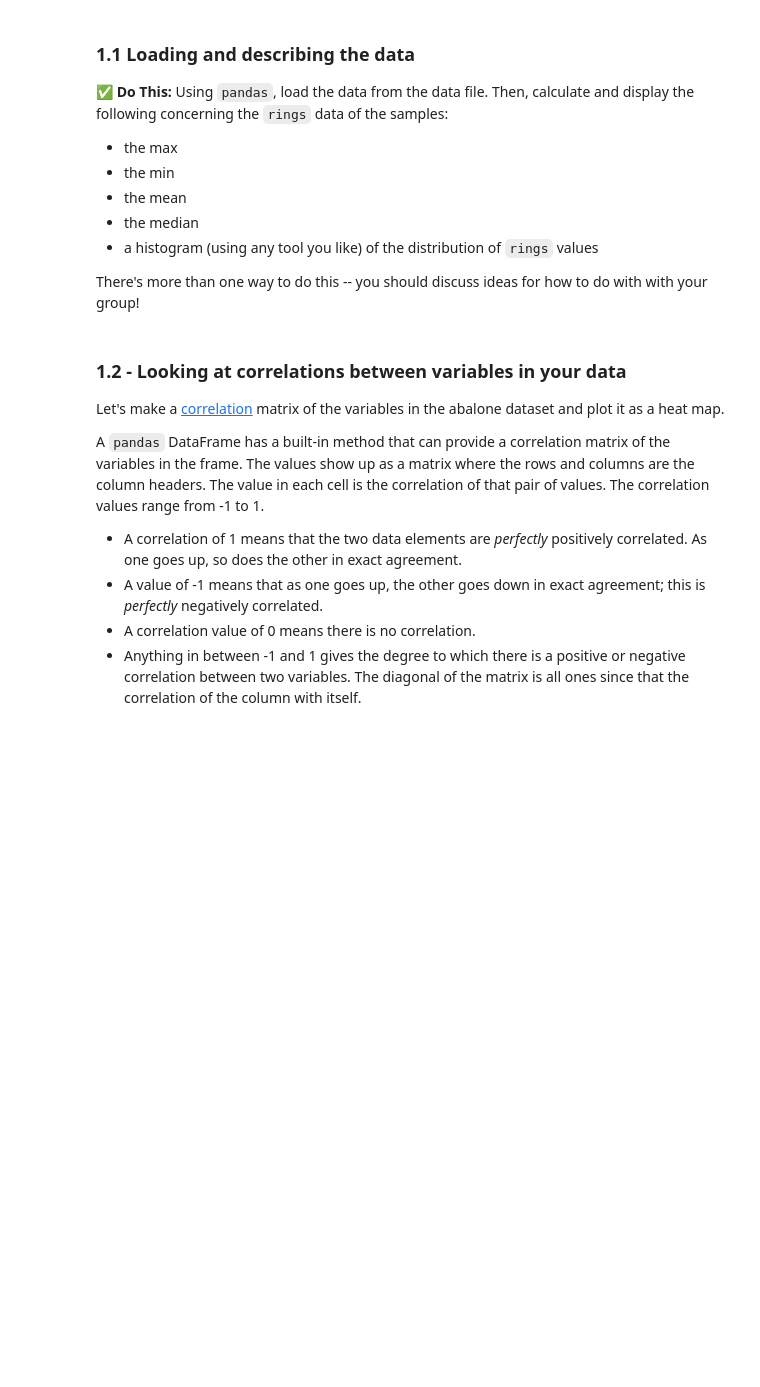
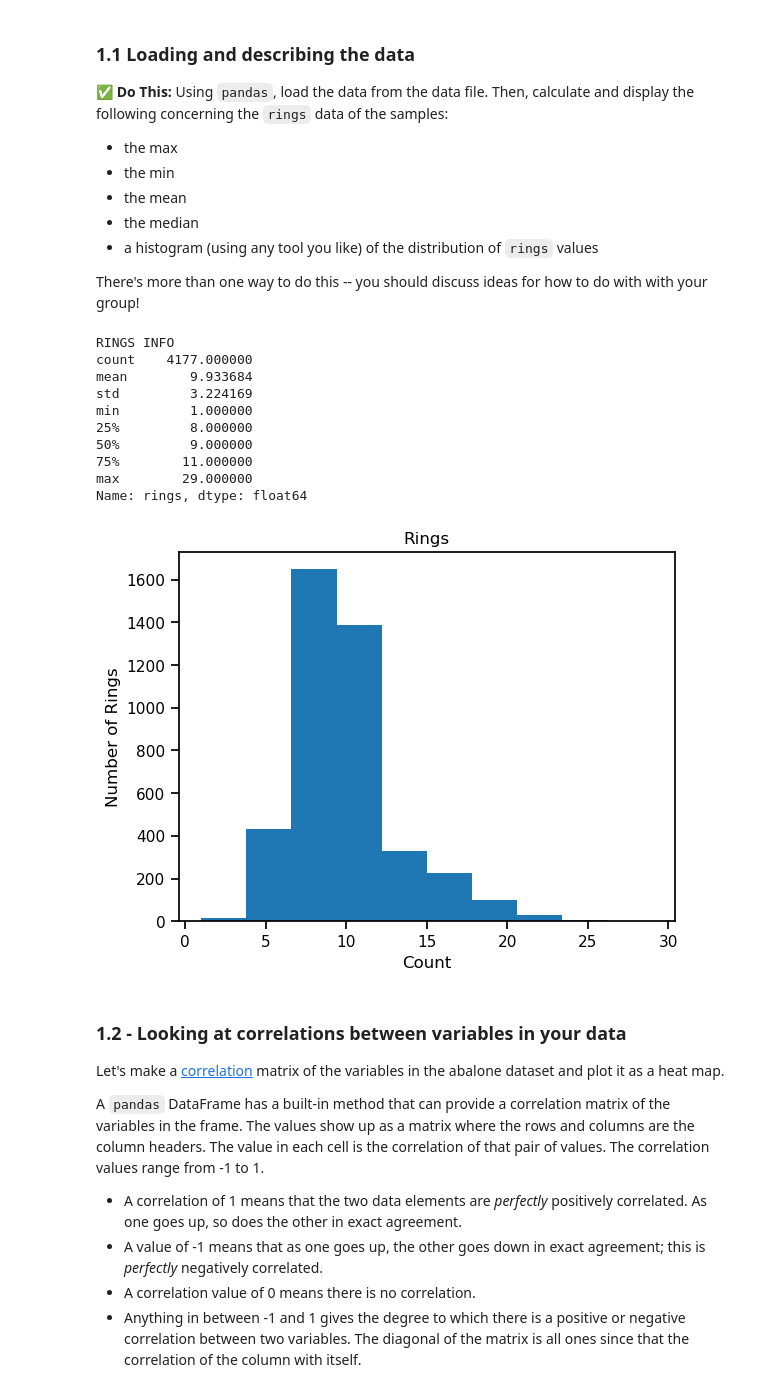
Before and after one commit to nathanjtaylor/CMSE202-f24-turnin, a Jupyter notebook: Day-13/Day 13 ICA.ipynb, the cells around one changed output. Drawn from its saved outputs; the diff is of its cells as text; code cells hidden in the pictures; blank space fills up the shorter version.

```diff
--- a/Day-13/Day 13 ICA.ipynb
+++ b/Day-13/Day 13 ICA.ipynb
@@ -77,5 +78,28 @@ import numpy as np
 
 sns.set_context("notebook")
+# %%
+cols = ["sex", "length","diameter","height","whole_weight","shucked_weight","viscera_weight","shell_weight","rings"]
+abalone = pd.read_csv('Dataset.data', delimiter=" ", names=cols)
+
+print("RINGS INFO")
+print(abalone["rings"].describe())
+plt.hist(abalone["rings"])
+plt.title("Rings")
+plt.ylabel("Number of Rings")
+plt.xlabel("Count")
+plt.show()
+# %% [output]
+RINGS INFO
+count    4177.000000
+mean        9.933684
+std         3.224169
+min         1.000000
+25%         8.000000
+50%         9.000000
+75%        11.000000
+max        29.000000
+Name: rings, dtype: float64
+[figure, added]
 # %% [markdown]
 ### 1.2 - Looking at correlations between variables in your data
 
```
Also changed, not shown: parts of 27 cells of this notebook, 2 other files.
